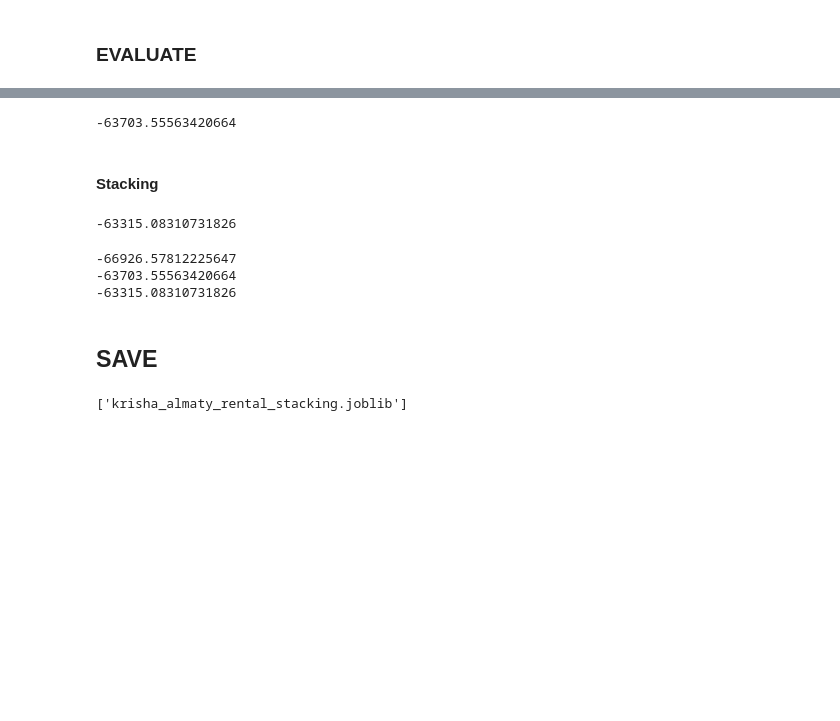
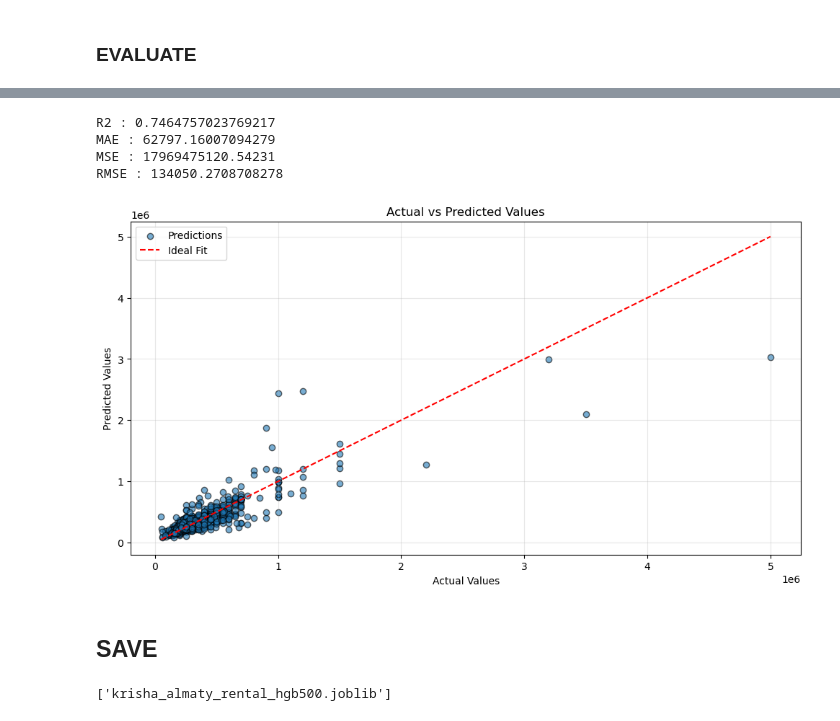
Before and after one commit to ElijahAnalysis/krisha_bot, a Jupyter notebook: code/krisha_bot(Model Build)_price_estimate.ipynb, the cells around one changed output, grey strips where cells are left out. Drawn from its saved outputs; the diff is of its cells as text; code cells hidden in the pictures; blank space fills up the shorter version.

```diff
--- a/code/krisha_bot(Model Build)_price_estimate.ipynb
+++ b/code/krisha_bot(Model Build)_price_estimate.ipynb
@@ -109,8 +97,7 @@ from sklearn.model_selection import RandomizedSearchCV
 # %%
-krisha_almaty_rental_hgb_param_distributions = {'learning_rate': [0.01, 0.05, 0.1, 0.2],
-                                                'max_iter': [100, 300, 500, 1000],
-                                                'max_leaf_nodes': [15, 31, 63, 127],
-                                                'min_samples_leaf': [10, 20, 50, 100],
-                                                'max_depth': [None, 10, 20, 30],
-                                                'l2_regularization': [0.0, 0.1, 0.5, 1.0],
-                                                'early_stopping': [True, False]}
+hgb_param_distributions = {'learning_rate': [0.01, 0.05, 0.1, 0.2],
+                           'max_leaf_nodes': [15, 31, 63, 127],
+                           'min_samples_leaf': [10, 20, 50, 100],
+                           'max_depth': [None, 10, 20, 30],
+                           'l2_regularization': [0.0, 0.1, 0.5, 1.0],
+                           'early_stopping': [True, False]}
@@ -119,11 +104,11 @@ krisha_almaty_rental_hgb = HistGradientBoostingRegressor()
 # %%
-krisha_almaty_rental_hgb_random_search_cv = RandomizedSearchCV( estimator = krisha_almaty_rental_hgb,
-                                                                param_distributions = krisha_almaty_rental_hgb_param_distributions,
-                                                                n_iter = 30,
-                                                                cv = 7,
+krisha_almaty_rental_hgb_random_search_cv = RandomizedSearchCV( estimator = hgb,
+                                                                param_distributions = hgb_param_distributions,
+                                                                cv = 5,
+                                                                n_iter = 100,
                                                                 scoring = 'neg_mean_absolute_error',
                                                                 verbose = 1 )
 # %%
-krisha_almaty_rental_hgb_random_search_cv.fit( krisha_almaty_rental_filtered_independent_train,
-                                               krisha_almaty_rental_filtered_dependent_train )
+krisha_almaty_rental_hgb_random_search_cv.fit(krisha_almaty_rental_ext_features_independent_train,
+                                              krisha_almaty_rental_ext_features_dependent_train)
 # %% [output]
@@ -253,0 +173,11 @@ StackingRegressor(cv=5,
+# %%
+krisha_almaty_rental_hgb = HistGradientBoostingRegressor( max_iter = 500,
+                                                          min_samples_leaf = 10,
+                                                          max_leaf_nodes = 63,
+                                                          max_depth = 20,
+                                                          learning_rate = 0.2,
+                                                          l2_regularization = 0,
+                                                          early_stopping = False )
+
+krisha_almaty_rental_hgb.fit(krisha_almaty_rental_ext_features_independent_train,
+                             krisha_almaty_rental_ext_features_dependent_train)
@@ -295,6 +197,0 @@ krisha_almaty_rental_extra_trees_best_estimator_scores = cross_val_score( X = kr
-# %%
-krisha_almaty_rental_extra_trees_best_estimator_scores.mean()
-# %% [output]
--63703.55563420664
-# %% [markdown]
-#### Stacking
@@ -307,24 +198,20 @@ krisha_almaty_rental_stacking_scores = cross_val_score( X = krisha_almaty_rental
-# %%
-krisha_almaty_rental_stacking_scores.mean()
-# %% [output]
--63315.08310731826
-# %%
-for score in [krisha_almaty_rental_hgb_best_estimator_scores,
-              krisha_almaty_rental_extra_trees_best_estimator_scores,
-              krisha_almaty_rental_stacking_scores]:
-
-    print(score.mean())
-# %% [output]
--66926.57812225647
--63703.55563420664
--63315.08310731826
+# %%
+regression_report( independent_test = krisha_almaty_rental_ext_features_independent_test,
+                   dependent_test = krisha_almaty_rental_ext_features_dependent_test,
+                   estimator = krisha_almaty_rental_hgb,
+                   predictions_plot = True)
+# %% [output]
+R2 : 0.7464757023769217
+MAE : 62797.16007094279
+MSE : 17969475120.54231
+RMSE : 134050.2708708278
+[figure, added]
 # %% [markdown]
 ## SAVE
 # %%
-from joblib import dump
-
-dump(krisha_almaty_rental_stacking,
-     "krisha_almaty_rental_stacking.joblib")
+from joblib import dump, load
-# %% [output]
-['krisha_almaty_rental_stacking.joblib']
+# %%
+dump( krisha_almaty_rental_hgb, "krisha_almaty_rental_hgb500.joblib" )
+# %% [output]
+['krisha_almaty_rental_hgb500.joblib']
 # %%
```
Also changed, not shown: parts of 48 cells of this notebook, 6 other files.
